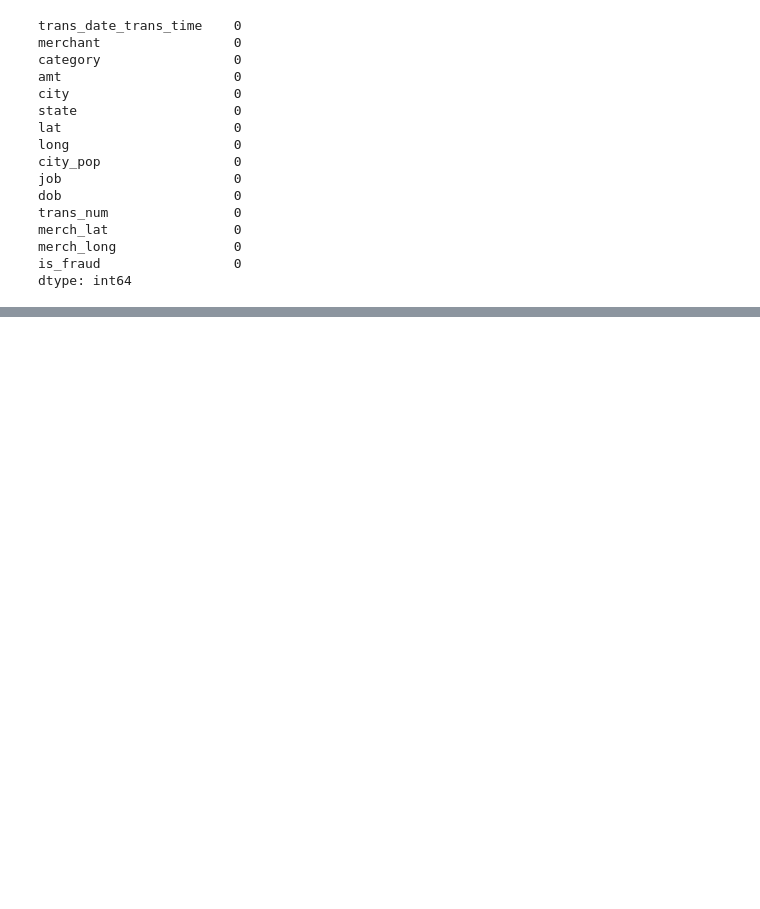
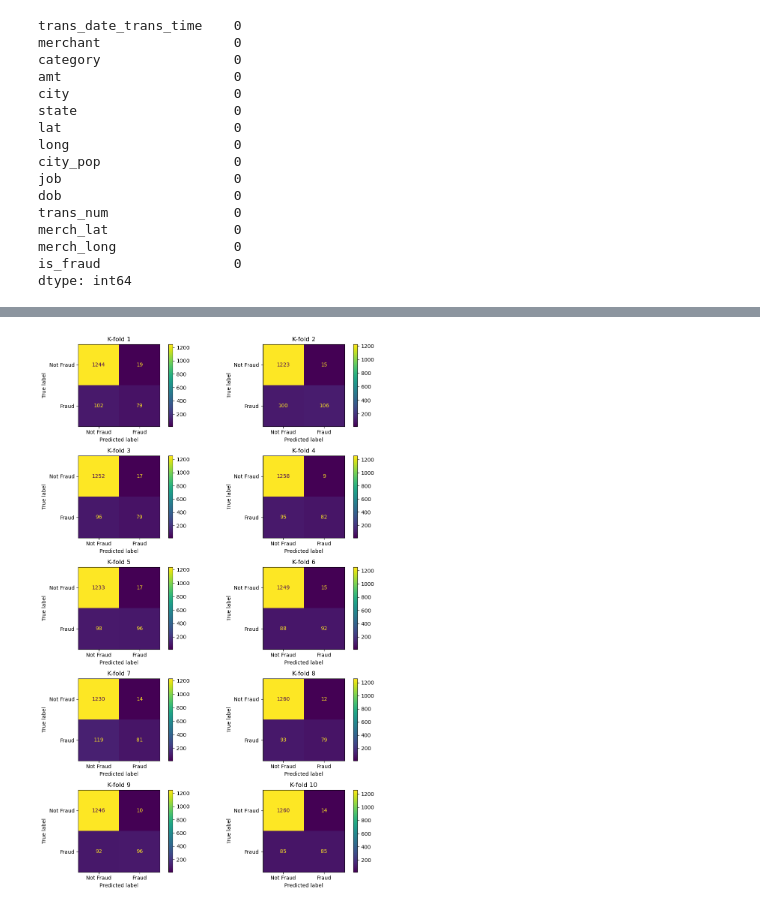
Before and after one commit to smohyud4/fraud-detection-model, a Jupyter notebook: notebooks/main.ipynb, the cells around one changed output, grey strips where cells are left out. Cells and saved outputs as stored; diff of their text form; code cells hidden in the pictures; blank space fills up the shorter version.

Commit message:
created the model

```diff
--- a/notebooks/main.ipynb
+++ b/notebooks/main.ipynb
@@ -117,0 +119,28 @@ print(len(jobs))
+# %%
+# need to scramble because all of the fraudulent transactions are at the start of the dataset
+scrambled_data = usable_data.sample(frac=1, random_state=RANDOM_STATE)
+X = scrambled_data[['trans_date_trans_time', 'amt', 'lat', 'long', 'city_pop', 'dob',# 'trans_num' (removed because need to scale it)
+                'merch_lat', 'merch_long']].values
+y = scrambled_data['is_fraud']
+k_models = []
+num_samples_per_split = (int)(len(X) / 10)
+# datum = X[0:len(X) +20000,:]
+for i in range(10):
+    # X_2 = X.copy()
+    X_train_1 = X[0:i*num_samples_per_split,:]
+    X_train_2 = X[(i+1)*num_samples_per_split:,:]
+    X_train = np.concatenate((X_train_1, X_train_2))
+    X_test = X[i*num_samples_per_split:(i+1)*num_samples_per_split,:]
+
+    y_train_1 = y[0:i*num_samples_per_split]
+    y_train_2 = y[(i+1)*num_samples_per_split:]
+    y_train = np.concatenate((y_train_1, y_train_2))
+    y_test = y[i*num_samples_per_split:(i+1)*num_samples_per_split]
+
+    model = LogisticRegression().fit(X_train, y_train)
+    k_models.append((X_train, X_test, y_train, y_test, model))
+    # print(f"X 1: {len(X_train_1)}, 2: {len(X_train_2)}")
+    # print(f" both together: {len(X_train)+len(X_test)}")
+    # print(f"y 1: {len(y_train_1)}, 2: {len(y_train_2)}")
+    # print(f" both together: {len(y_train)+len(y_test)}")
+    # print(f"length of {i}: {len(X_train)}, first index: {X_train_1[-1]}, last index: {X_train_2[0]}")
@@ -117,0 +195,19 @@ print(len(jobs))
+# %%
+# print confusion matrices
+# metrics.ConfusionMatrixDisplay(
+#     confusion_matrix=metrics.confusion_matrix(y_test, y_pred),
+#     display_labels=[False, True]).plot(ax=ax[0])
+fig, axes = plt.subplots(5, 2, figsize=(10,15))
+
+for index, cm, ax in zip(range(len(matrices)), matrices, axes.flatten()):
+    ConfusionMatrixDisplay(
+        confusion_matrix=cm,
+        # display_labels=[False, True]
+        display_labels=["Not Fraud", "Fraud"]).plot(ax=ax)
+    title = "K-fold "+ str(index +1)
+    ax.set_title(title)
+plt.tight_layout()
+plt.show()
+# matrix_result_average=matrix_result.mean(axis=0)
+# %% [output]
+[figure, added]
```
Also changed, not shown: parts of 11 cells of this notebook.
